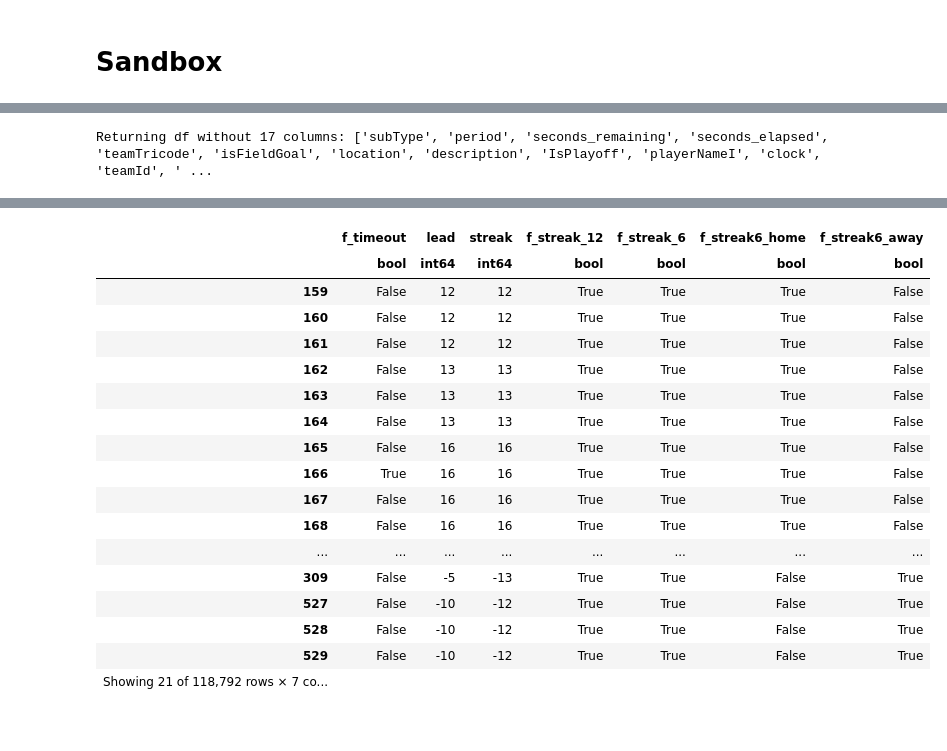
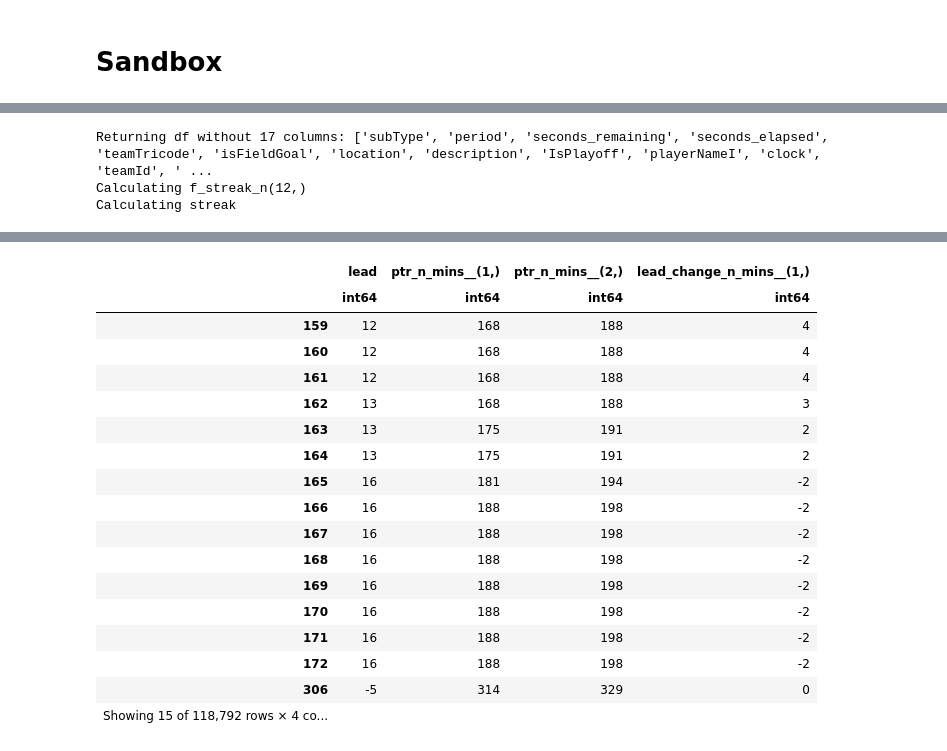
Before and after one commit to akseldkw07/NBA-Timeout-Impact, a Jupyter notebook: Notebooks/nba-enriched-dataset.ipynb, the cells around one changed output, grey strips where cells are left out. Cells and saved outputs as stored; diff of their text form; code cells hidden in the pictures.

```diff
--- a/Notebooks/nba-enriched-dataset.ipynb
+++ b/Notebooks/nba-enriched-dataset.ipynb
@@ -175,8 +225,9 @@ UKS_NP_PD.dtt(
         nba_memo.to_pandas_memo(),
         # out,
     ],
-    filter=nba_memo.f_streak_12,
-    n=21,
+    filter=nba_memo.f_streak_n(12),
+    n=15,
+    num_cols=1,
     # how=(50, 70),
     how="head",
     # slice=(0,20),
@@ -184,6 +235,8 @@ UKS_NP_PD.dtt(
 )
 # %% [output]
 Returning df without 17 columns: ['subType', 'period', 'seconds_remaining', 'seconds_elapsed', 'teamTricode', 'isFieldGoal', 'location', 'description', 'IsPlayoff', 'playerNameI', 'clock', 'teamId', ' ...
+Calculating f_streak_n(12,)
+Calculating streak
 |  | game_date_ffill | gameId | actionId | actionType | scoreHome | scoreAway | pointsTotal | ... |
 |  | datetime64[ms] | int64 | int64 | category | int64 | int64 | int64 | ... |
 | 159 | 1996-11-01 | 29600001 | 160 | Made Shot | 45 | 33 | 78 | ... |
@@ -205,18 +258,18 @@ Returning df without 17 columns: ['subType', 'period', 'seconds_remaining', 'sec
-|  | f_timeout | lead | streak | f_streak_12 | f_streak_6 | f_streak6_home | f_streak6_away |
-|  | bool | int64 | int64 | bool | bool | bool | bool |
-| 159 | False | 12 | 12 | True | True | True | False |
-| 160 | False | 12 | 12 | True | True | True | False |
-| 161 | False | 12 | 12 | True | True | True | False |
-| 162 | False | 13 | 13 | True | True | True | False |
-| 163 | False | 13 | 13 | True | True | True | False |
-| 164 | False | 13 | 13 | True | True | True | False |
-| 165 | False | 16 | 16 | True | True | True | False |
-| 166 | True | 16 | 16 | True | True | True | False |
-| 167 | False | 16 | 16 | True | True | True | False |
-| 168 | False | 16 | 16 | True | True | True | False |
-| ... | ... | ... | ... | ... | ... | ... | ... |
-| 309 | False | -5 | -13 | True | True | False | True |
-| 527 | False | -10 | -12 | True | True | False | True |
-| 528 | False | -10 | -12 | True | True | False | True |
-| 529 | False | -10 | -12 | True | True | False | True |
-| Showing 21 of 118,792 rows × 7 co... |  |  |  |  |  |  |  |
+|  | lead | ptr_n_mins__(1,) | ptr_n_mins__(2,) | lead_change_n_mins__(1,) |
+|  | int64 | int64 | int64 | int64 |
+| 159 | 12 | 168 | 188 | 4 |
+| 160 | 12 | 168 | 188 | 4 |
+| 161 | 12 | 168 | 188 | 4 |
+| 162 | 13 | 168 | 188 | 3 |
+| 163 | 13 | 175 | 191 | 2 |
+| 164 | 13 | 175 | 191 | 2 |
+| 165 | 16 | 181 | 194 | -2 |
+| 166 | 16 | 188 | 198 | -2 |
+| 167 | 16 | 188 | 198 | -2 |
+| 168 | 16 | 188 | 198 | -2 |
+| 169 | 16 | 188 | 198 | -2 |
+| 170 | 16 | 188 | 198 | -2 |
+| 171 | 16 | 188 | 198 | -2 |
+| 172 | 16 | 188 | 198 | -2 |
+| 306 | -5 | 314 | 329 | 0 |
+| Showing 15 of 118,792 rows × 4 co... |  |  |  |  |
```
Also changed, not shown: parts of 13 cells of this notebook, 5 other files.
